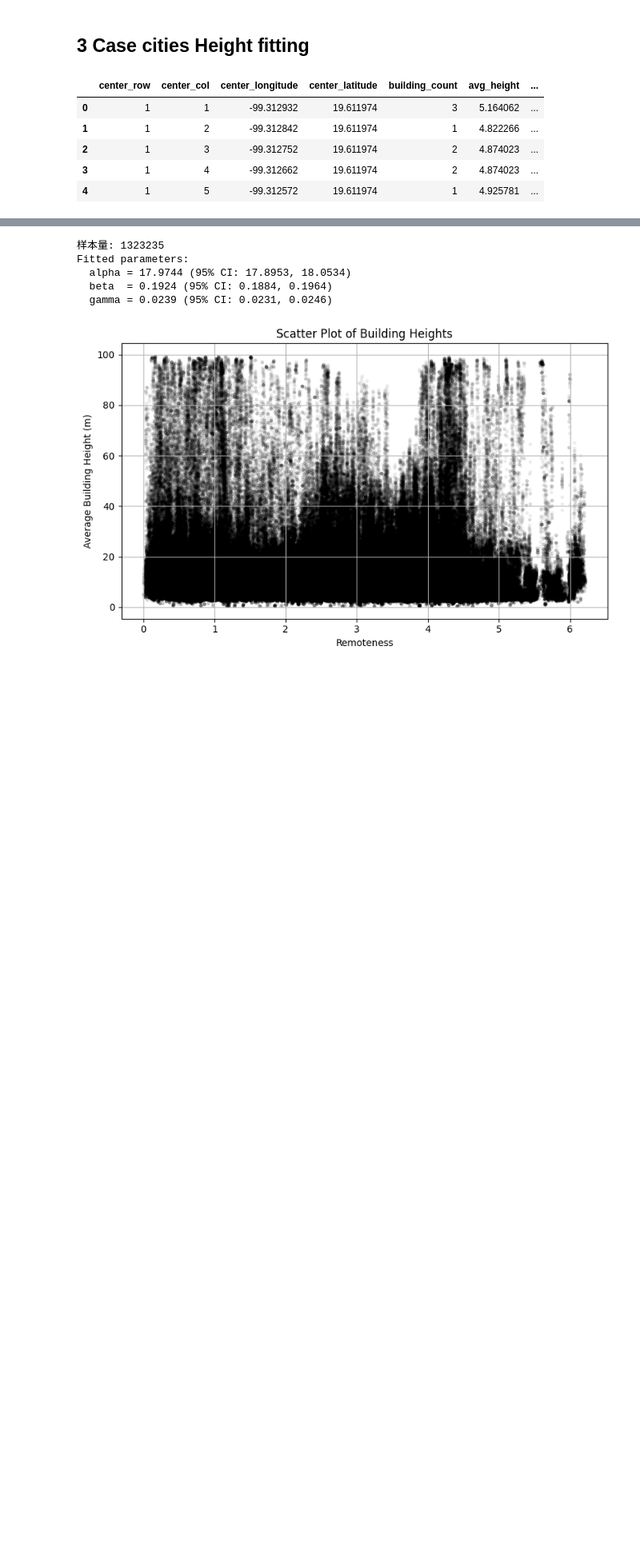
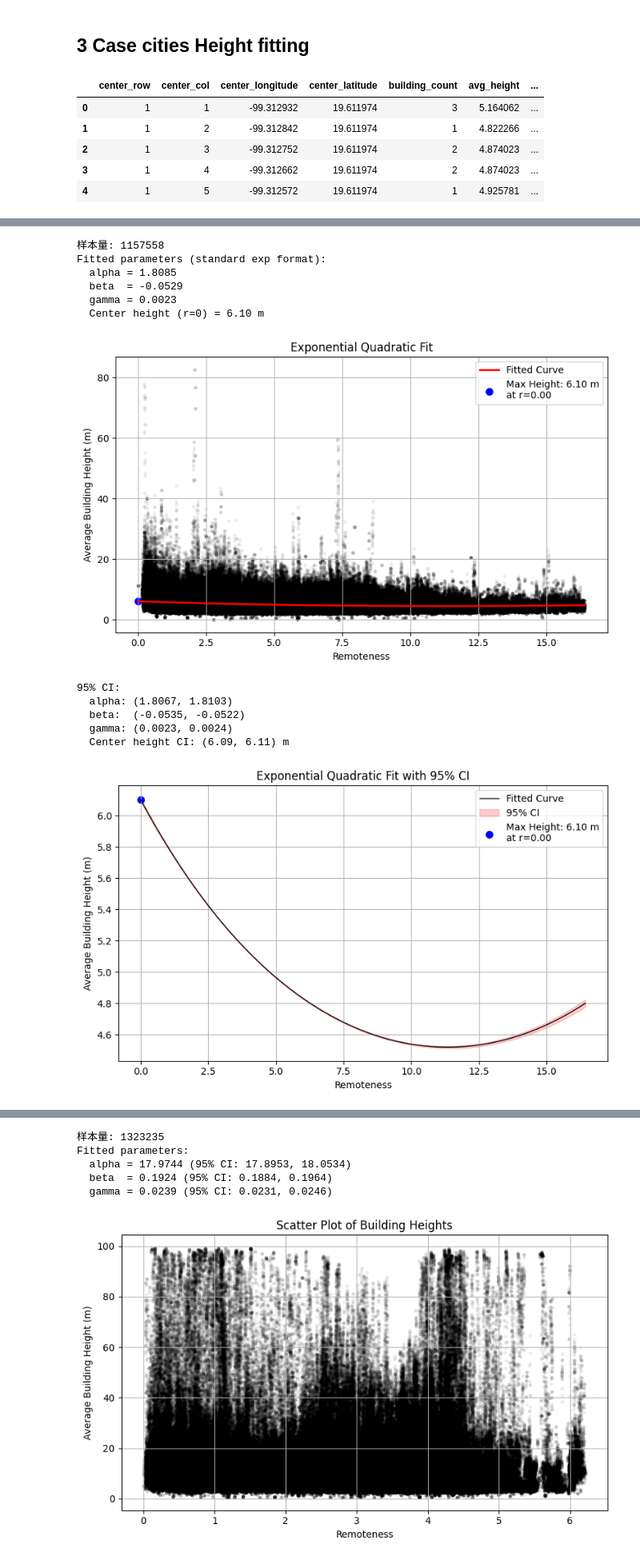
Before and after one commit to liang-jia-qi/Urban_Growth_Codes, a Jupyter notebook: notebooks/ZIB_selfdefine.ipynb, the cells around one changed output, grey strips where cells are left out. Shown at 80% size. Cells and saved outputs as stored; diff of their text form; code cells hidden in the pictures; blank space fills up the shorter version.

```diff
--- a/notebooks/ZIB_selfdefine.ipynb
+++ b/notebooks/ZIB_selfdefine.ipynb
@@ -359,7 +359,7 @@ df_16['remoteness'] = (df_16['distance_to_center'] / np.sqrt(pop_16)) * 1000
 df_16['bd'] = 9
 # %%
 # Antananarivo Sample 10k
-df_16_sample = pd.read_csv("df_sample_16_Anta_10k.csv")
+df_16_sample = pd.read_csv("data samples/df_sample_16_Anta_10k.csv")
 cities = pd.read_csv("CitiesDB_new.csv")
 pop_16 = cities.loc[cities['Name'] == 'Antananarivo', 'pop_2016_UN'].iloc[0] * 1000
 df_16_sample['remoteness'] = (df_16_sample['distance_to_center'] / np.sqrt(pop_16)) * 1000
@@ -1419,0 +1566,16 @@ Fitted parameters:
+# %%
+fit_height_model_log(df_16, random_state=72)
+# %% [output]
+样本量: 1157558
+Fitted parameters (standard exp format):
+  alpha = 1.8085
+  beta  = -0.0529
+  gamma = 0.0023
+  Center height (r=0) = 6.10 m
+[figure, added]
+95% CI:
+  alpha: (1.8067, 1.8103)
+  beta:  (-0.0535, -0.0522)
+  gamma: (0.0023, 0.0024)
+  Center height CI: (6.09, 6.11) m
+[figure, added]
```
Also changed, not shown: parts of 8 cells of this notebook.
